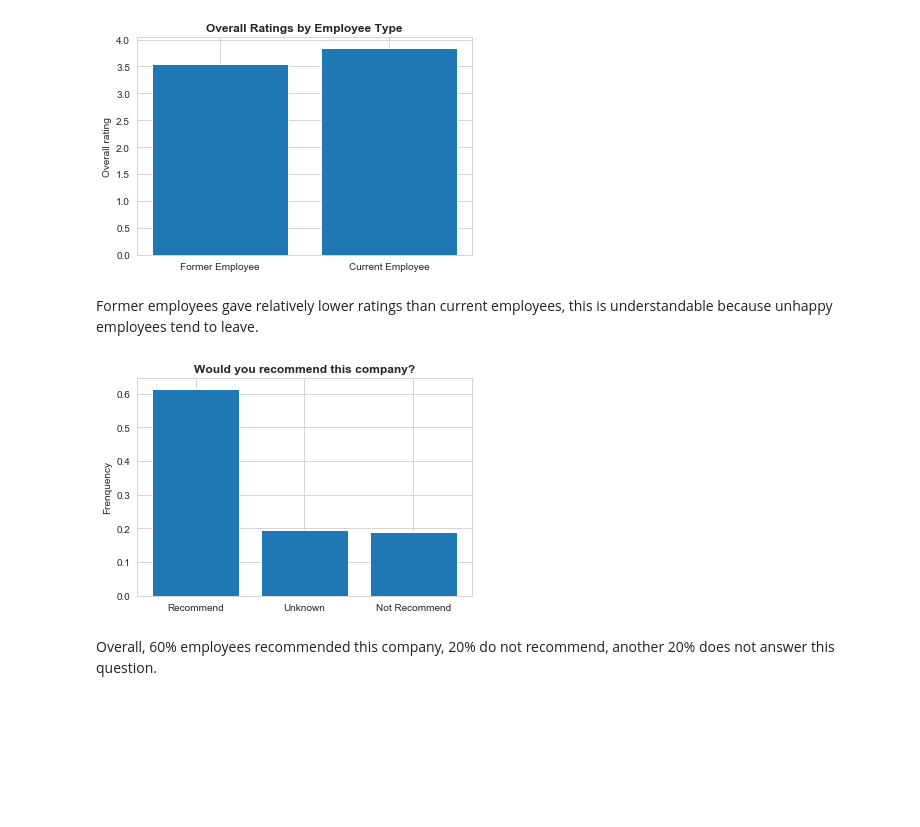
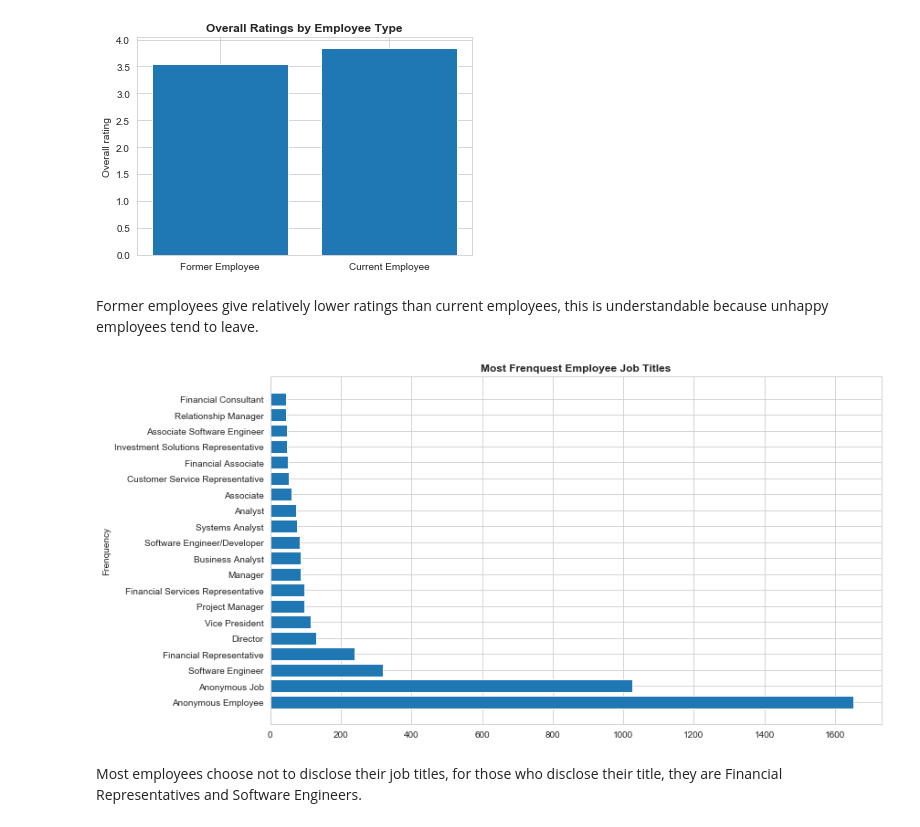
Before and after one commit to robertchen2021/glassdoor-company-review-analysis, a Jupyter notebook: Employee_review_analysis_part1_EDA.ipynb, the cells around one changed output. Saved outputs shown, nothing was run; the diff lists cells and outputs as text; code cells hidden in the pictures; blank space fills up the shorter version.

```diff
--- a/Employee_review_analysis_part1_EDA.ipynb
+++ b/Employee_review_analysis_part1_EDA.ipynb
@@ -251,16 +251,18 @@ def extract_loc_job(row):
         else:
             row['State'] = 'NA'
     else:
-            row['State'] = 'NA'      # fill missing state as 'NA'
+            row['State'] = 'NA'               # fill missing state as 'NA'
 
     # extract job title
-    if not pd.isna(row['Author Title']):
-        if '-'in row['Author Title']:
+    if pd.notnull(row['Author Title']) and row['Author Title']:
+        if '-'in row['Author Title']:        # author title usually looks like this "Current Employee - Analyst"
             row['Job Title'] = row['Author Title'].split("-")[1]    # get the 2nd element after the split
         else:
             row['Job Title'] = row['Author Title']
     else:
          row['Job Title'] = 'Anonymous Job'
+    # remove 'senior" and "principal" to get fewer job categories, and remove the beginning and end space
+    row['Job Title'] = row['Job Title'].replace('Senior',"").replace('Principal',"").strip()
 
     return row
 
@@ -439,20 +455,18 @@ plt.show()
 # %% [output]
 [figure]
 # %% [markdown]
-Former employees gave relatively lower ratings than current employees, this is understandable because unhappy employees tend to leave.
+Former employees give relatively lower ratings than current employees, this is understandable because unhappy employees tend to leave.
 # %%
-# plot overall recommendations
+top_20_job = df_cleaned['Job Title'].value_counts().nlargest(20)
 
-rec_count = df_cleaned['Recommended'].value_counts(normalize=True)
-
-fig, ax = plt.subplots()
-ax.bar(['Recommend', 'Unknown','Not Recommend'], rec_count)
-ax.set_title('Would you recommend this company?', fontweight='bold')
+fig, ax = plt.subplots(figsize=(12,7))
+ax.barh(top_20_job.index,top_20_job)
+ax.set_title('Most Frenquest Employee Job Titles', fontweight='bold')
 ax.set_ylabel('Frenquency')
 plt.show()
 # %% [output]
-[figure, old version]
+[figure, new version]
-# %% [markdown]
-Overall, 60% employees recommended this company, 20% do not recommend, another 20% does not answer this question.
+# %% [markdown]
+Most employees choose not to disclose their job titles, for those who disclose their title, they are Financial Representatives and Software Engineers.
 # %%
 df_cleaned.to_csv('df_cleaned.csv')
```
Also changed, not shown: parts of 2 cells of this notebook.
